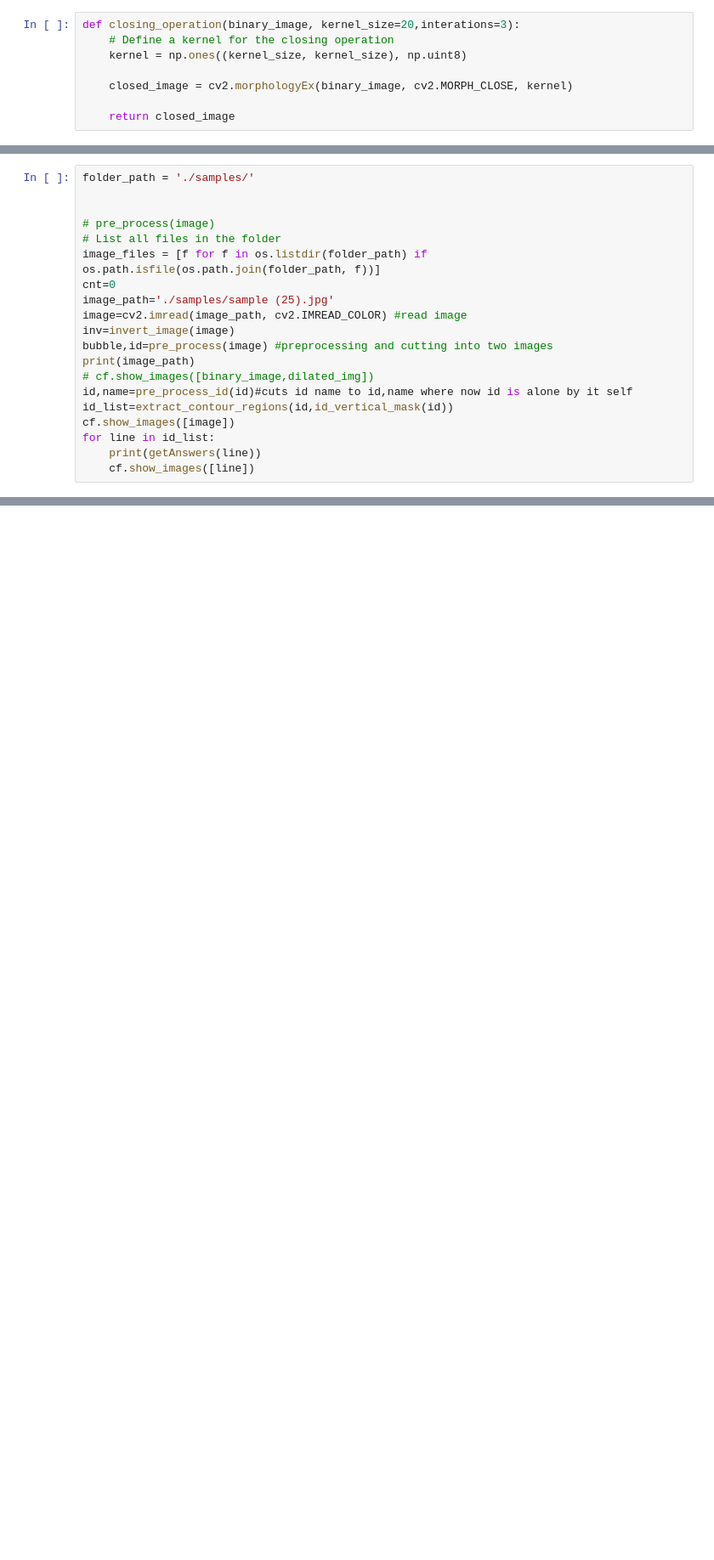
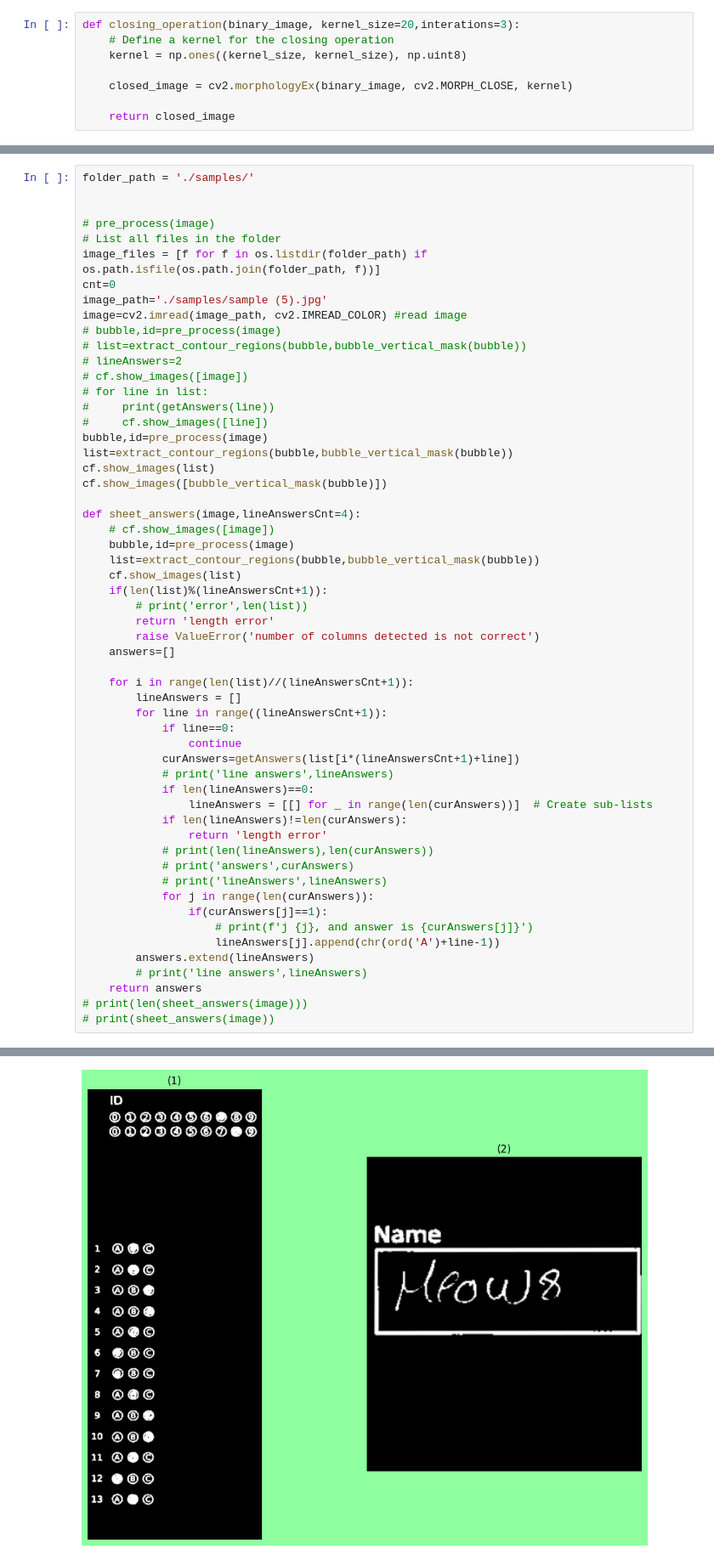
Before and after one commit to 3abqreno/Grade-Auto-Filler, a Jupyter notebook: BubbleSheet/code.ipynb, the cells around one changed output, grey strips where cells are left out. Shown: that part at 85% size. Drawn from its saved outputs; the diff is of its cells as text; blank space fills up the shorter version.

Commit message:
added sheet answers

```diff
--- a/BubbleSheet/code.ipynb
+++ b/BubbleSheet/code.ipynb
@@ -396,23 +388,3 @@ numAnswers=4
 # for line in list:
 #     print(line.shape)
 #     print(getAnswers(line))
-# %%
-folder_path = './samples/'
-
-
-# pre_process(image)
-# List all files in the folder
-image_files = [f for f in os.listdir(folder_path) if os.path.isfile(os.path.join(folder_path, f))]
-cnt=0
-image_path='./samples/sample (25).jpg'
-image=cv2.imread(image_path, cv2.IMREAD_COLOR) #read image
-inv=invert_image(image)
-bubble,id=pre_process(image) #preprocessing and cutting into two images
-print(image_path)
-# cf.show_images([binary_image,dilated_img])
-id,name=pre_process_id(id)#cuts id name to id,name where now id is alone by it self
-id_list=extract_contour_regions(id,id_vertical_mask(id))
-cf.show_images([image])
-for line in id_list:
-    print(getAnswers(line))
-    cf.show_images([line])
@@ -440,0 +391,57 @@ len centers + avg area 4 4528.25
+# %%
+folder_path = './samples/'
+
+
+# pre_process(image)
+# List all files in the folder
+image_files = [f for f in os.listdir(folder_path) if os.path.isfile(os.path.join(folder_path, f))]
+cnt=0
+image_path='./samples/sample (5).jpg'
+image=cv2.imread(image_path, cv2.IMREAD_COLOR) #read image
+# bubble,id=pre_process(image)
+# list=extract_contour_regions(bubble,bubble_vertical_mask(bubble))
+# lineAnswers=2
+# cf.show_images([image])
+# for line in list:
+#     print(getAnswers(line))
+#     cf.show_images([line])
+bubble,id=pre_process(image)
+list=extract_contour_regions(bubble,bubble_vertical_mask(bubble))
+cf.show_images(list)
+cf.show_images([bubble_vertical_mask(bubble)])
+
+def sheet_answers(image,lineAnswersCnt=4):
+    # cf.show_images([image])
+    bubble,id=pre_process(image)
+    list=extract_contour_regions(bubble,bubble_vertical_mask(bubble))
+    cf.show_images(list)
+    if(len(list)%(lineAnswersCnt+1)):
+        # print('error',len(list))
+        return 'length error'
+        raise ValueError('number of columns detected is not correct')
+    answers=[]
+
+    for i in range(len(list)//(lineAnswersCnt+1)):
+        lineAnswers = []
+        for line in range((lineAnswersCnt+1)):
+            if line==0:
+                continue
+            curAnswers=getAnswers(list[i*(lineAnswersCnt+1)+line])
+            # print('line answers',lineAnswers)
+            if len(lineAnswers)==0:
+                lineAnswers = [[] for _ in range(len(curAnswers))]  # Create sub-lists
+            if len(lineAnswers)!=len(curAnswers):
+                return 'length error'
+            # print(len(lineAnswers),len(curAnswers))
+            # print('answers',curAnswers)
+            # print('lineAnswers',lineAnswers)
+            for j in range(len(curAnswers)):
+                if(curAnswers[j]==1):
+                    # print(f'j {j}, and answer is {curAnswers[j]}')
+                    lineAnswers[j].append(chr(ord('A')+line-1))
+        answers.extend(lineAnswers)
+        # print('line answers',lineAnswers)
+    return answers
+# print(len(sheet_answers(image)))
+# print(sheet_answers(image))
+# %% [output]
@@ -440,0 +449 @@ len centers + avg area 4 4528.25
+[figure, added]
```
Also changed, not shown: parts of 6 cells of this notebook, 1 other file.
